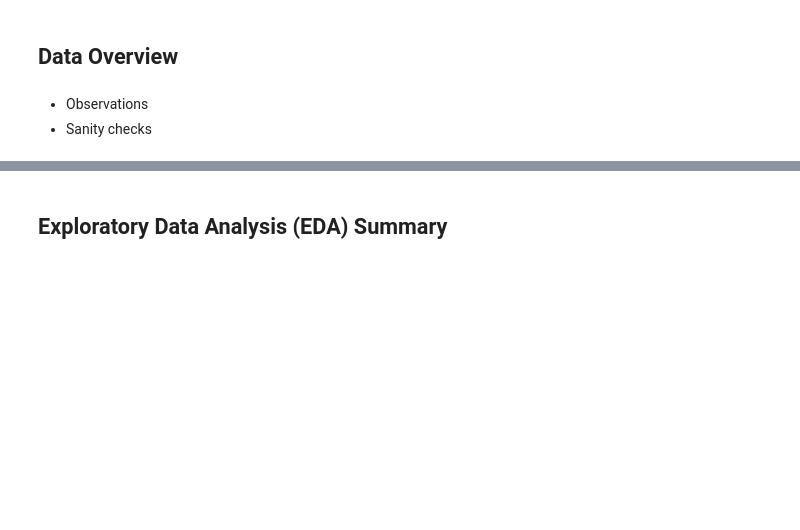
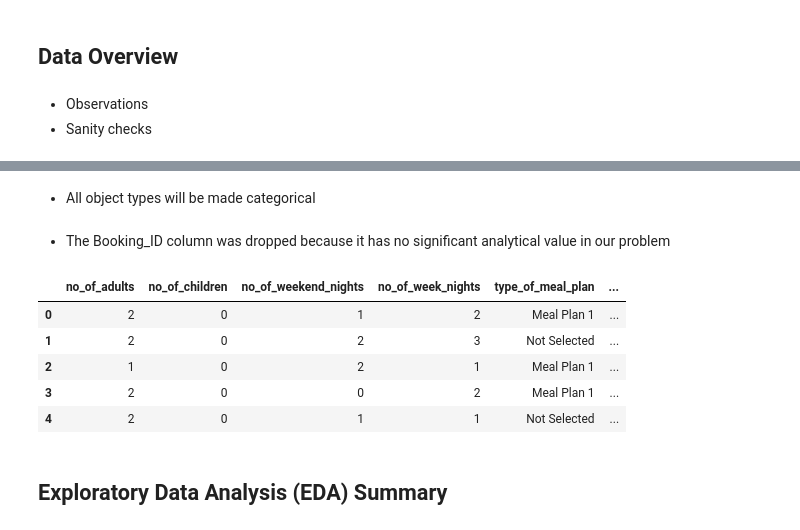
Before and after one commit to akatjizeu/Data-Science, a Jupyter notebook: deakin-bridging/ML2/ML2_INN_Full_code_Learner_notebook.ipynb, the cells around one changed output, grey strips where cells are left out. Cells and saved outputs as stored; diff of their text form; code cells hidden in the pictures; blank space fills up the shorter version.

```diff
--- a/deakin-bridging/ML2/ML2_INN_Full_code_Learner_notebook.ipynb
+++ b/deakin-bridging/ML2/ML2_INN_Full_code_Learner_notebook.ipynb
@@ -129,3 +284,20 @@ data.head()
+# %% [markdown]
+* All object types will be made categorical
+# %%
+#Drop the features, BOOKING_ID, CustomerId and Surname
+data.drop('Booking_ID', axis=1, inplace=True)
+# %% [markdown]
+* The Booking_ID column was dropped because it has no significant analytical value in our problem
+# %%
+# Display the data without the Booking_ID column
+data.head()
+# %% [output]
+|  | no_of_adults | no_of_children | no_of_weekend_nights | no_of_week_nights | type_of_meal_plan | ... |
+| 0 | 2 | 0 | 1 | 2 | Meal Plan 1 | ... |
+| 1 | 2 | 0 | 2 | 3 | Not Selected | ... |
+| 2 | 1 | 0 | 2 | 1 | Meal Plan 1 | ... |
+| 3 | 2 | 0 | 0 | 2 | Meal Plan 1 | ... |
+| 4 | 2 | 0 | 1 | 1 | Not Selected | ... |
 # %% [markdown]
 ## <a name='link2'>Exploratory Data Analysis (EDA) Summary</a>
 # %% [markdown]
```
Also changed, not shown: parts of 10 cells of this notebook.
